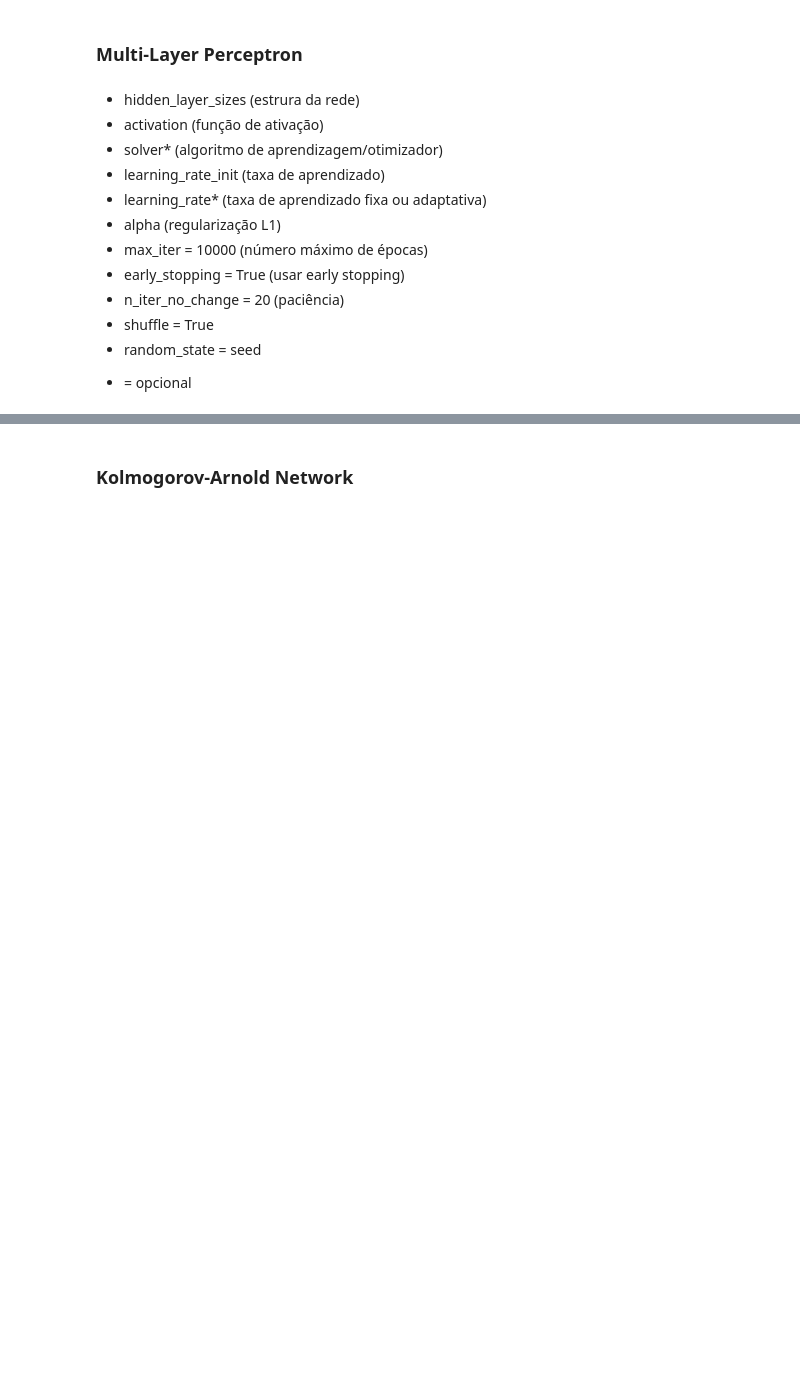
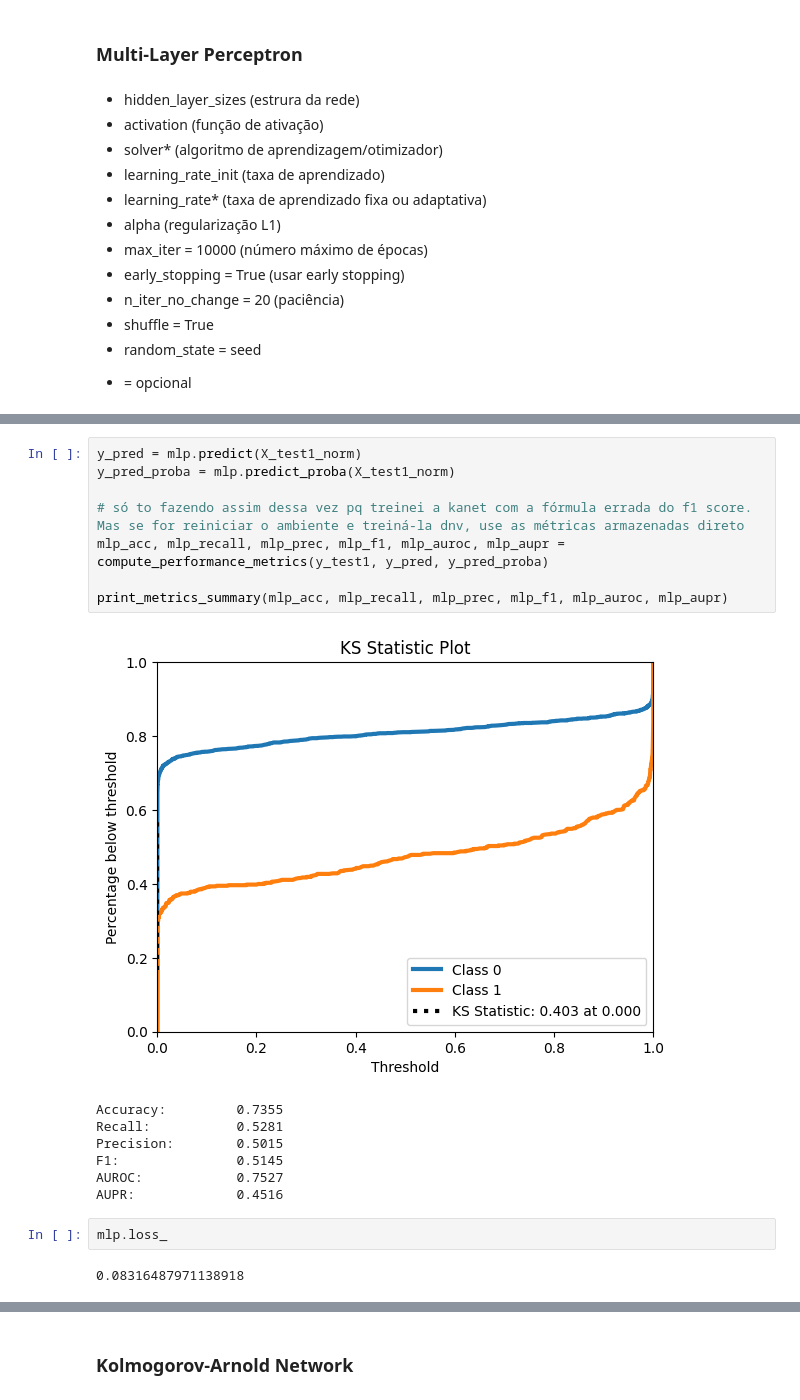
Before and after one commit to pedrobslima/redes_neurais, a Jupyter notebook: projeto_rn.ipynb, the cells around one changed output, grey strips where cells are left out. Cells and saved outputs as stored; diff of their text form; blank space fills up the shorter version.

```diff
--- a/projeto_rn.ipynb
+++ b/projeto_rn.ipynb
@@ -1495,0 +1546,20 @@ mlp = mlp.fit(X_train3, y_train3)
+# %%
+y_pred = mlp.predict(X_test1_norm)
+y_pred_proba = mlp.predict_proba(X_test1_norm)
+
+# só to fazendo assim dessa vez pq treinei a kanet com a fórmula errada do f1 score. Mas se for reiniciar o ambiente e treiná-la dnv, use as métricas armazenadas direto
+mlp_acc, mlp_recall, mlp_prec, mlp_f1, mlp_auroc, mlp_aupr = compute_performance_metrics(y_test1, y_pred, y_pred_proba)
+
+print_metrics_summary(mlp_acc, mlp_recall, mlp_prec, mlp_f1, mlp_auroc, mlp_aupr)
+# %% [output]
+[figure, added]
+Accuracy:         0.7355
+Recall:           0.5281
+Precision:        0.5015
+F1:               0.5145
+AUROC:            0.7527
+AUPR:             0.4516
+# %%
+mlp.loss_
+# %% [output]
+0.08316487971138918
```
Also changed, not shown: parts of 91 cells of this notebook, 2 other files.
